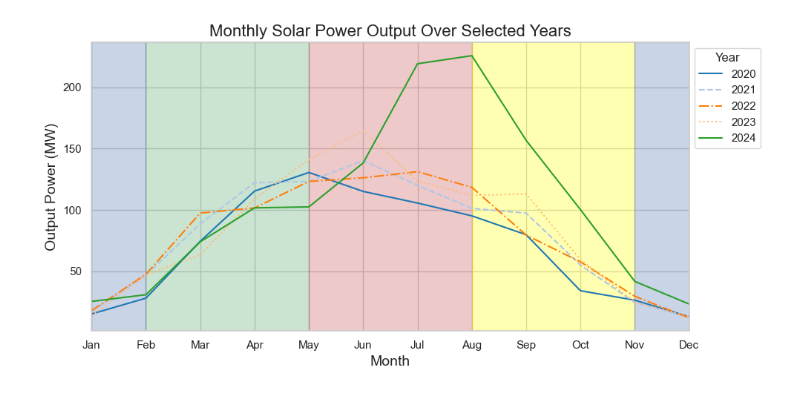
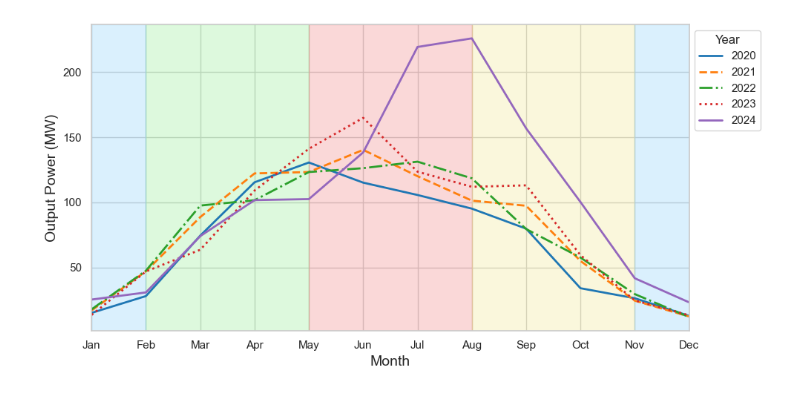
Before and after one commit to buntueng/R-PV-Forecasting, a Jupyter notebook: plotting_seasom.ipynb, the cells around one changed output. Drawn from its saved outputs; the diff is of its cells as text; code cells hidden in the pictures.

```diff
--- a/plotting_seasom.ipynb
+++ b/plotting_seasom.ipynb
@@ -17,45 +17,50 @@ selected_years = list(range(2020, 2025))
 month = ['Jan', 'Feb', 'Mar', 'Apr', 'May', 'Jun', 'Jul', 'Aug', 'Sep', 'Oct', 'Nov', 'Dec']
 
 # Create a pivot table with years as columns and months as rows
 merged_df['Year'] = merged_df['DateTime'].dt.year
 merged_df['Month'] = merged_df['DateTime'].dt.month
 pivot_data = merged_df.pivot_table(index='Month', columns='Year', values='Real_Time_Measurement_MW', aggfunc='mean')
 
 # Filter the pivot_data to include only the selected years
 filtered_data = pivot_data[selected_years]
 
 # Define line styles
 line_styles = ['-', '--', '-.', ':']
 
-# Step 3: Plot the data
+# Define a larger set of unique colors to avoid repetition
+custom_colors = ['#1f77b4', '#ff7f0e', '#2ca02c', '#d62728', '#9467bd', '#8c564b', '#e377c2', '#7f7f7f']
+
+# Step 3: Plot the datฟ
 plt.figure(figsize=(10, 5))
 sns.set(style="whitegrid")
 
-# Use a predefined color palette from seaborn
-palette = sns.color_palette("tab20", len(filtered_data.columns))
-
-# Loop through each year and plot the monthly data with different line styles
+# Loop through each year and plot the monthly data with custom colors and line styles
 for i, (year, style) in enumerate(zip(filtered_data.columns, line_styles * (len(filtered_data.columns) // len(line_styles) + 1))):
-    plt.plot(filtered_data.index, filtered_data[year], label=str(year), color=palette[i], linestyle=style)
+    plt.plot(
+        filtered_data.index,
+        filtered_data[year],
+        label=str(year),
+        color=custom_colors[i % len(custom_colors)],  # Cycle through unique colors
+        linestyle=style,
+        linewidth=2
+    )
 
 # Customize the plot
-plt.title("Monthly Solar Power Output Over Selected Years", fontsize=16)
 plt.xlabel("Month", fontsize=14)
 plt.ylabel("Output Power (MW)", fontsize=14)
 plt.xticks(ticks=range(1, 13), labels=month)
-plt.xticks(ticks=range(1, 13), labels=month, horizontalalignment='center')
 plt.xlim(1, 12)
 plt.legend(title="Year", loc="upper left", bbox_to_anchor=(1, 1))
 
-# Add background color for each season
-plt.axvspan(2, 5, color='g', alpha=0.3, label='Spring')
-plt.axvspan(5, 8, color='r', alpha=0.3, label='Summer')
-plt.axvspan(8, 11, color='yellow', alpha=0.3, label='Autumn')
-plt.axvspan(1, 2, color='b', alpha=0.3, label='Winter')
-plt.axvspan(11, 12, color='b', alpha=0.3)
+# Add normal background color for each season
+plt.axvspan(2, 5, color='lightgreen', alpha=0.3, label='Spring')   # Green
+plt.axvspan(5, 8, color='lightcoral', alpha=0.3, label='Summer')  # Red
+plt.axvspan(8, 11, color='khaki', alpha=0.3, label='Autumn')      # Yellow
+plt.axvspan(1, 2, color='lightskyblue', alpha=0.3, label='Winter')  # Blue
+plt.axvspan(11, 12, color='lightskyblue', alpha=0.3)              # Continue Winter to December
 
 # Adjust layout and show the plot
 plt.tight_layout()
 plt.show()
 # %% [output]
-[figure, old version]
+[figure, new version]
```
Also changed, not shown: 6 other files.
